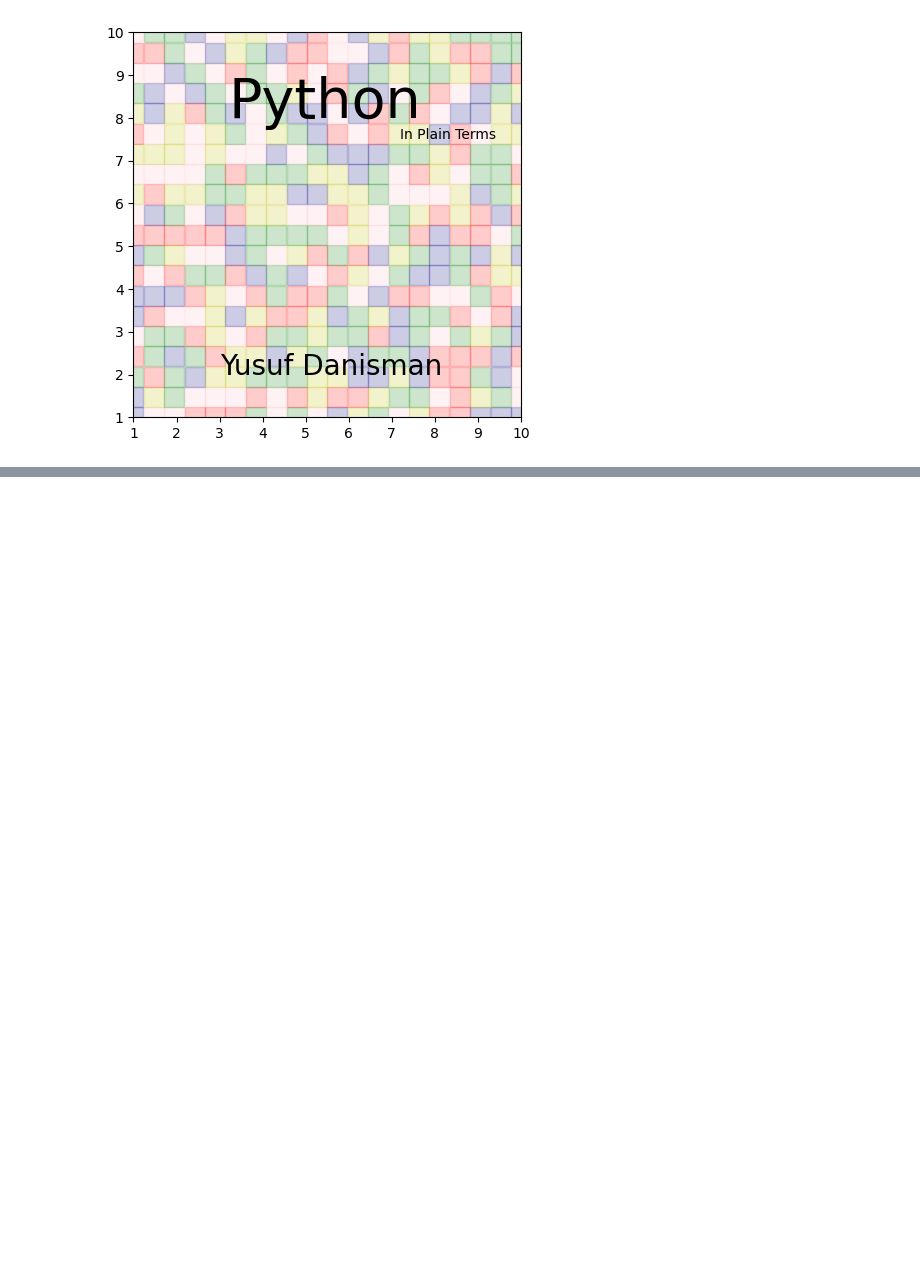
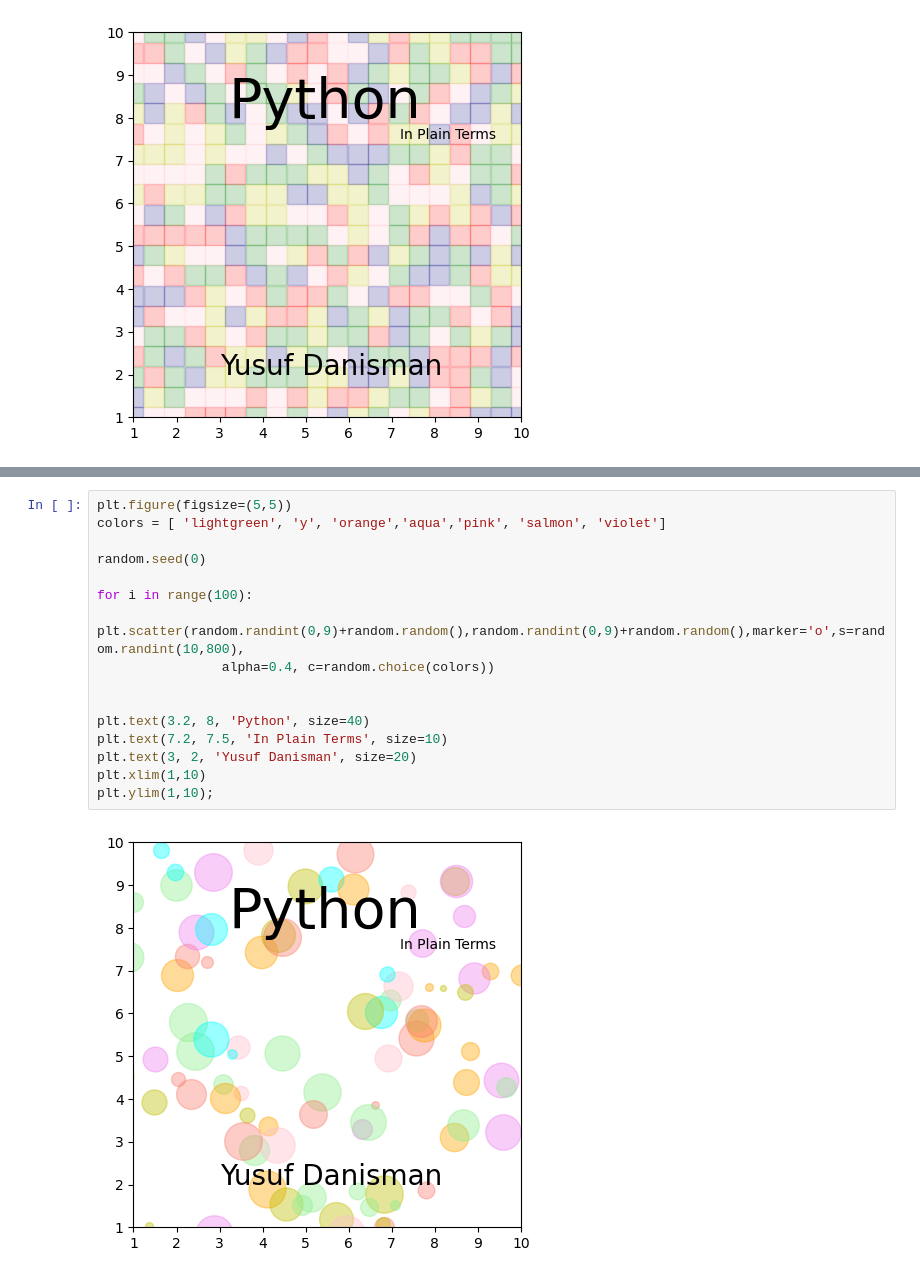
Before and after one commit to datasmp/datasmp.github.io, a Jupyter notebook: _sources/title_gen.ipynb, the cells around one changed output, grey strips where cells are left out. Cells and saved outputs as stored; diff of their text form; blank space fills up the shorter version.

```diff
--- a/_sources/title_gen.ipynb
+++ b/_sources/title_gen.ipynb
@@ -93,0 +94,18 @@ plt.ylim(1,10);
+# %%
+plt.figure(figsize=(5,5))
+colors = [ 'lightgreen', 'y', 'orange','aqua','pink', 'salmon', 'violet']
+
+random.seed(0)
+
+for i in range(100):
+    plt.scatter(random.randint(0,9)+random.random(),random.randint(0,9)+random.random(),marker='o',s=random.randint(10,800),
+                alpha=0.4, c=random.choice(colors))
+
+
+plt.text(3.2, 8, 'Python', size=40)
+plt.text(7.2, 7.5, 'In Plain Terms', size=10)
+plt.text(3, 2, 'Yusuf Danisman', size=20)
+plt.xlim(1,10)
+plt.ylim(1,10);
+# %% [output]
+[figure, added]
```
Also changed, not shown: parts of 8 cells of this notebook, 30 other files.
